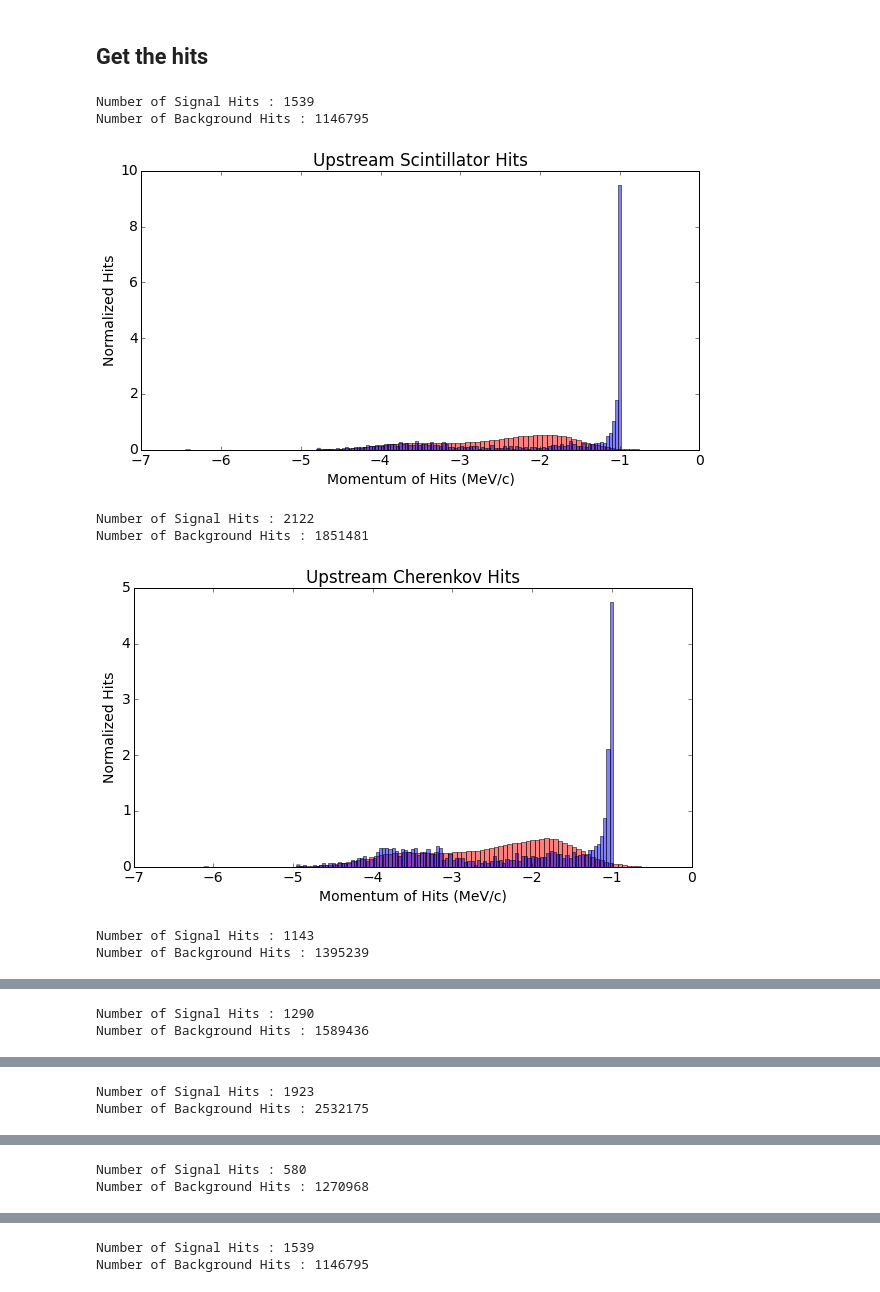
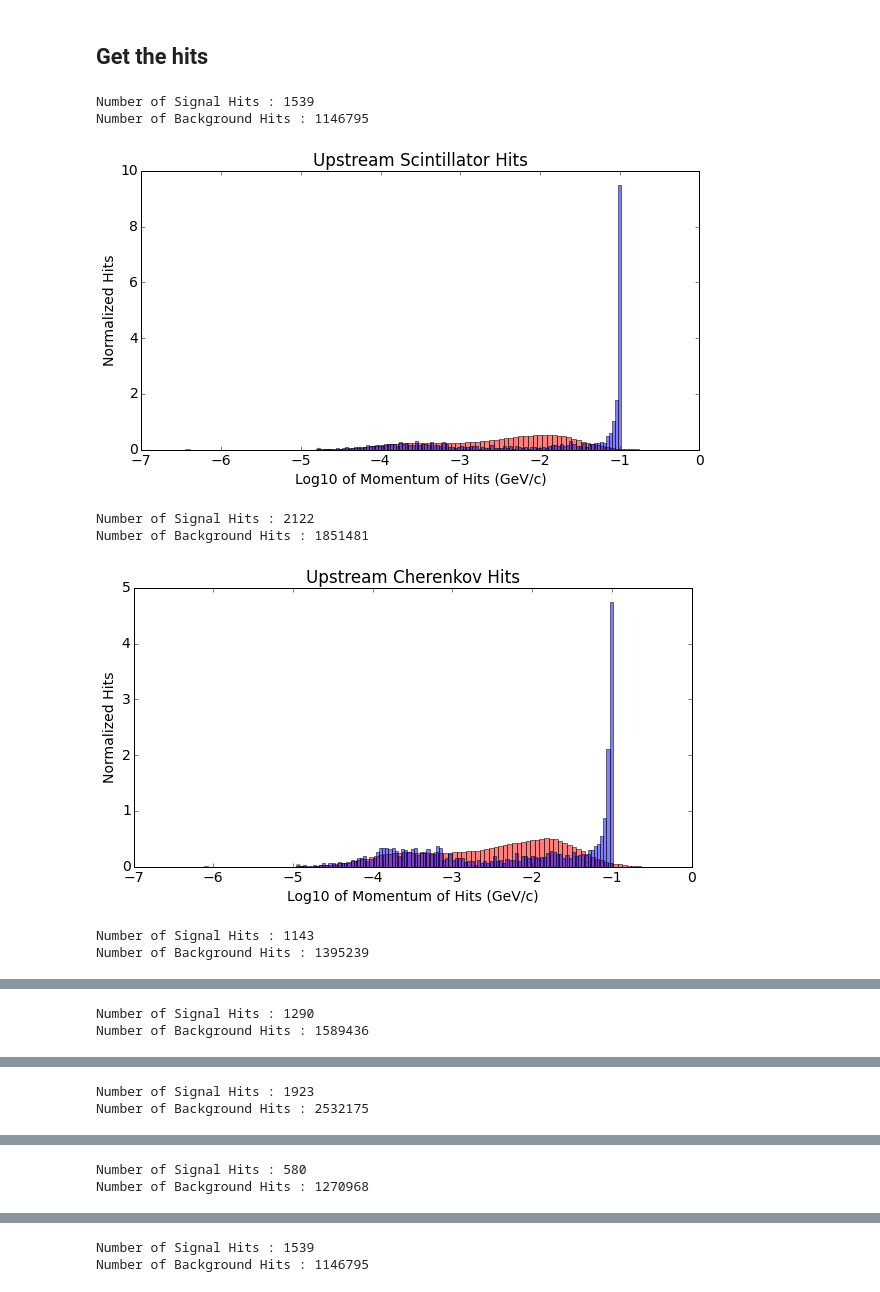
Before and after one commit to ewengillies/track-finding-yandex, a Jupyter notebook: notebooks/Probe_Trigger_Signal.ipynb, the cells around one changed output, grey strips where cells are left out. Saved outputs shown, nothing was run; the diff lists cells and outputs as text; code cells hidden in the pictures.

Commit message:
Fixed energy units in CTH plots

```diff
--- a/notebooks/Probe_Trigger_Signal.ipynb
+++ b/notebooks/Probe_Trigger_Signal.ipynb
@@ -306,26 +306,26 @@ titles = ["Upstream Scintillator Hits", "Upstream Cherenkov Hits", "Upstream Che
 # %%
 for this_flat_volIDs, title in zip(all_flat_volIDs, titles):
     sig_hits = these_hits.get_hits_by_volume(flat_volIDs = this_flat_volIDs, signal_only = True)
     bkg_hits = these_hits.get_hits_by_volume(flat_volIDs = this_flat_volIDs, background_only = True)
 
     print "Number of Signal Hits : {}".format(len(sig_hits))
     print "Number of Background Hits : {}".format(len(bkg_hits))
     bkg_mom_amp = np.sqrt(np.square(bkg_hits["M_px"]) + np.square(bkg_hits["M_py"]) + np.square(bkg_hits["M_pz"]))
     sig_mom_amp = np.sqrt(np.square(sig_hits["M_px"]) + np.square(sig_hits["M_py"]) + np.square(sig_hits["M_pz"]))
 
 
     plt.hist(np.log10(bkg_mom_amp + 0.0000000001), bins=100, normed=True, color='red', alpha=0.5)
     plt.hist(np.log10(sig_mom_amp + 0.0000000001), bins=100, normed=True, color='blue', alpha=0.5)
     plt.title(title)
-    plt.xlabel("Momentum of Hits (MeV/c)")
+    plt.xlabel("Log10 of Momentum of Hits (GeV/c)")
     plt.ylabel("Normalized Hits")
     plt.show()
 # %% [output]
 Number of Signal Hits : 1539
 Number of Background Hits : 1146795
-[figure, old version]
+[figure, new version]
 Number of Signal Hits : 2122
 Number of Background Hits : 1851481
-[figure, old version]
+[figure, new version]
 Number of Signal Hits : 1143
 Number of Background Hits : 1395239
```
Also changed, not shown: parts of 2 cells of this notebook.
